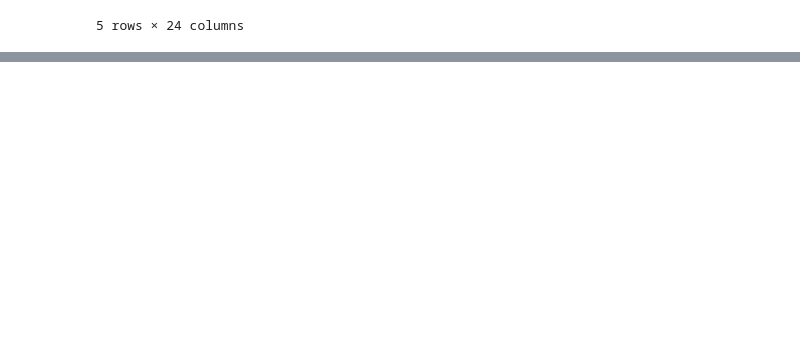
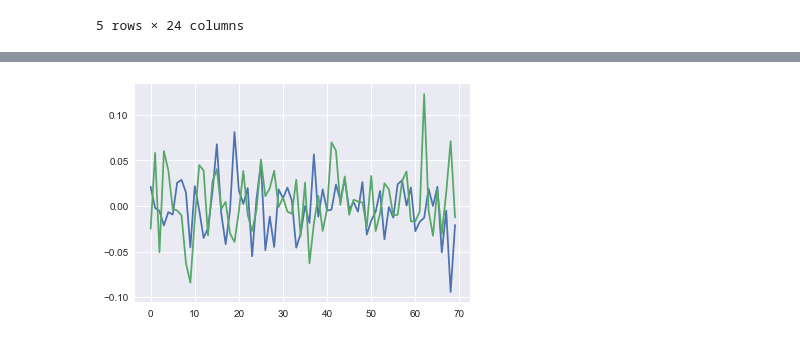
Before and after one commit to gautamc1106/financial_modelling, a Jupyter notebook: pipeline-Gautam.ipynb, the cells around one changed output, grey strips where cells are left out. Cells and saved outputs as stored; diff of their text form; code cells hidden in the pictures; blank space fills up the shorter version.

```diff
--- a/pipeline-Gautam.ipynb
+++ b/pipeline-Gautam.ipynb
@@ -166,0 +179,11 @@ df_ticks
+# %%
+# plotting seasonal data by overlaying
+months=[]
+for x in range(0,len(df_ticks),70):
+    temp = list(gm_returns[x:x+70])
+    months.append(temp)
+
+for series in months[3:5]:
+    plt.plot([x for x in range(len(series))],series)
+# %% [output]
+[figure, added]
```
Also changed, not shown: parts of 22 cells of this notebook, 12 other files.
